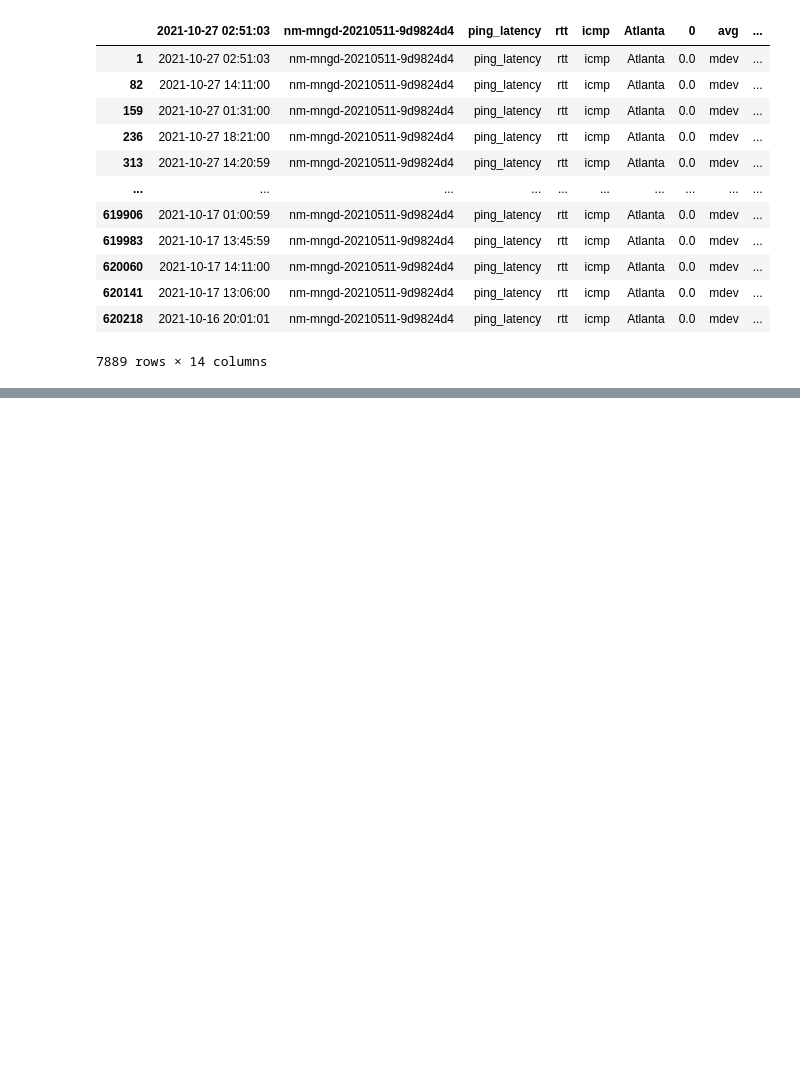
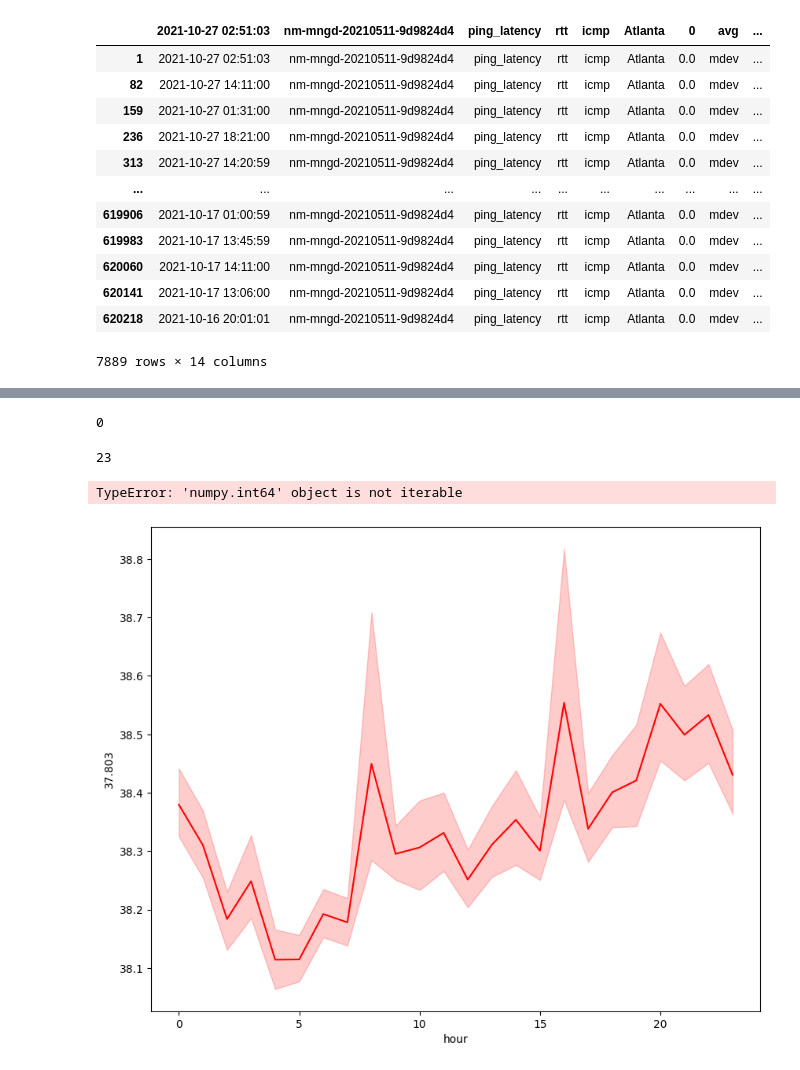
Before and after one commit to internet-equity/netrics-data, a Jupyter notebook: code/Lizet/DeviceMapping.Lizet.ipynb, the cells around one changed output, grey strips where cells are left out. Saved outputs shown, nothing was run; the diff lists cells and outputs as text; code cells hidden in the pictures; blank space fills up the shorter version.

Commit message:
Max avg per hour
We plotted the max for every hour for the 31 days in the dataset for one device

```diff
--- a/code/Lizet/DeviceMapping.Lizet.ipynb
+++ b/code/Lizet/DeviceMapping.Lizet.ipynb
@@ -143,0 +133,6 @@ fig.tight_layout(pad = 1.2)
+# %%
+def split_hour(x):
+    row = x
+    return row[11:13]
+
+Casas_device_avg.loc[:,"hour"] = Casas_device_avg.loc[:,"2021-10-27 02:51:03"].apply(split_hour)
@@ -143,0 +161,3 @@ fig.tight_layout(pad = 1.2)
+# %%
+Casas_device_avg.hour = Casas_device_avg['hour'].astype('int')
+print(Casas_device_avg.dtypes)
@@ -143,0 +186,19 @@ fig.tight_layout(pad = 1.2)
+# %%
+Casas_device_avgx = Casas_device_avg['hour'].min()
+Casas_device_avgx
+# %% [output]
+0
+# %%
+Casas_device_avgy = Casas_device_avg['hour'].max()
+Casas_device_avgy
+# %% [output]
+23
+# %%
+fig,ax =  plt.subplots(figsize = ( 10, 8))
+sns.lineplot( x = "hour", y = "37.803",
+             color = 'red', data = Casas_device_avg,
+             ax = ax)
+plt.xticks(np.arange(min(Casas_device_avgx), max(Casas_device_avgy)+1, 1.0))
+# %% [output]
+TypeError: 'numpy.int64' object is not iterable
+[figure, added]
```
Also changed, not shown: parts of 7 cells of this notebook.
